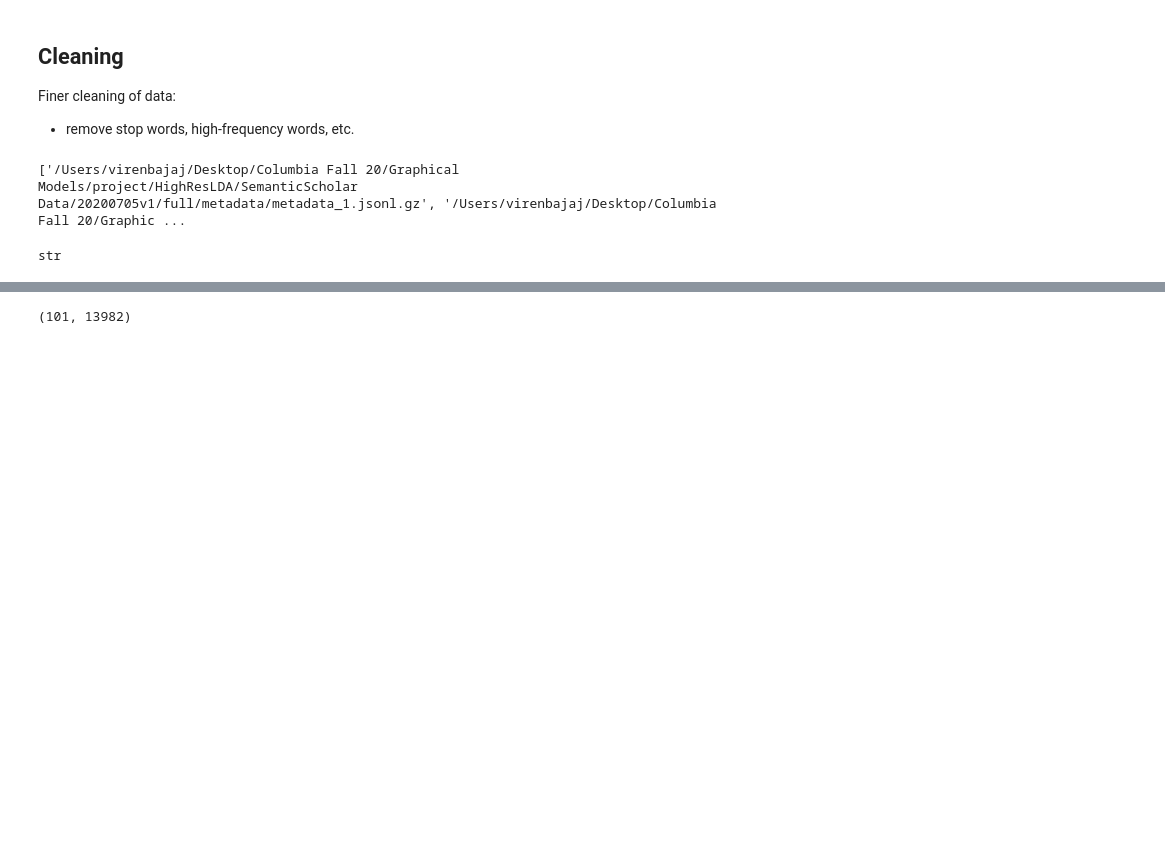
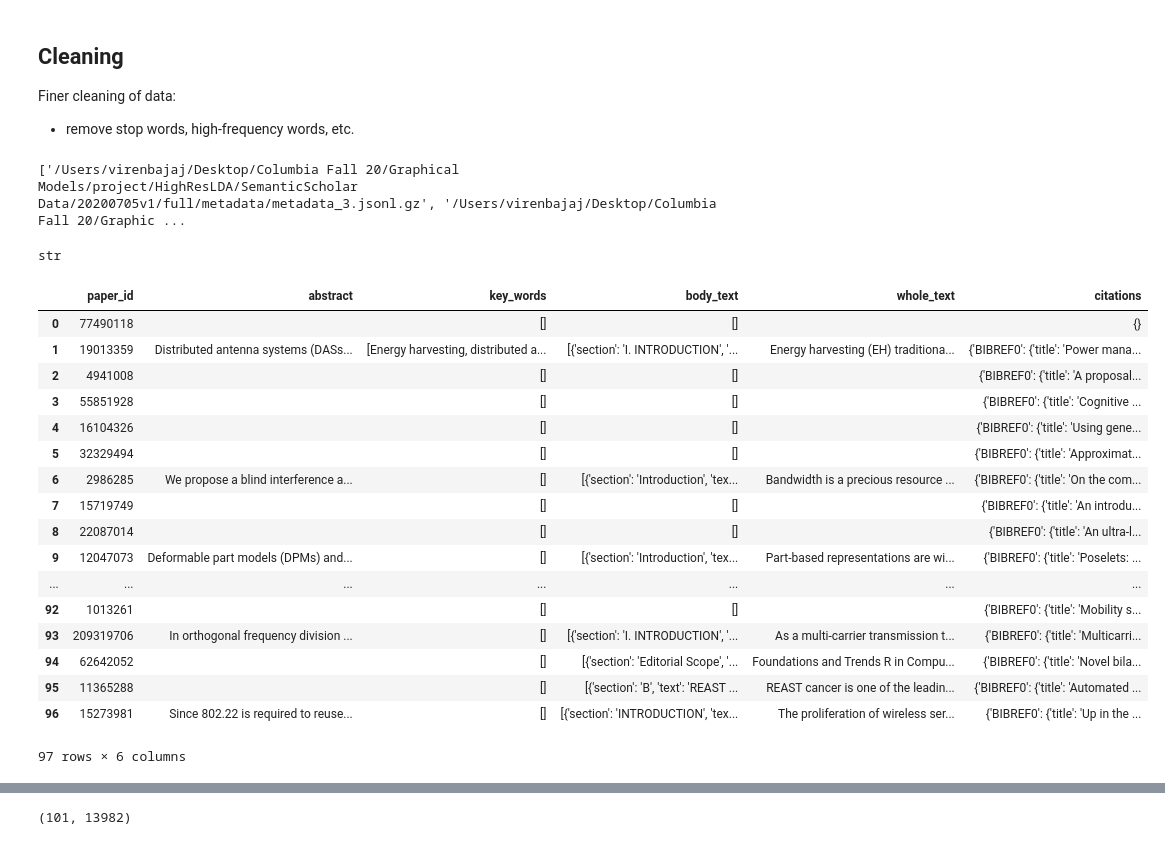
Before and after one commit to markaksen/HighResLDA, a Jupyter notebook: preprocessing.ipynb, the cells around one changed output, grey strips where cells are left out. Saved outputs shown, nothing was run; the diff lists cells and outputs as text; code cells hidden in the pictures; blank space fills up the shorter version.

```diff
--- a/preprocessing.ipynb
+++ b/preprocessing.ipynb
@@ -480,14 +480,17 @@ else:
 
 metadata_dir = full_data_dir + 'metadata/'
 pdf_parses_dir = full_data_dir + 'pdf_parses/'
+# %%
+with open('./all_ref_links.pkl', 'rb') as f:
+    flat_links = pickle.load(f)
 # %%
-files = range(1,99)
+files = range(3,99)
 metadata = [metadata_dir + f'metadata_{i}.jsonl.gz' for i in files]
 pdfs = [pdf_parses_dir + f'pdf_parses_{i}.jsonl.gz' for i in files]
 fields = []
-get_ids = flat_links # from cell that gets links of all refs
+get_ids = set(flat_links) # from cell that gets links of all refs
 print(metadata, pdfs)
 # %% [output]
-['/Users/virenbajaj/Desktop/Columbia Fall 20/Graphical Models/project/HighResLDA/SemanticScholar Data/20200705v1/full/metadata/metadata_1.jsonl.gz', '/Users/virenbajaj/Desktop/Columbia Fall 20/Graphic ...
+['/Users/virenbajaj/Desktop/Columbia Fall 20/Graphical Models/project/HighResLDA/SemanticScholar Data/20200705v1/full/metadata/metadata_3.jsonl.gz', '/Users/virenbajaj/Desktop/Columbia Fall 20/Graphic ...
 # %%
 for batch in zip(metadata,pdfs):
@@ -504,7 +507,28 @@ type(get_ids[0])
 # %% [output]
 str
 # %%
-with open('./processed/meta_df/metadata_0.pkl', 'rb') as f:
+with open('./processed/meta_df/metadata_1.pkl', 'rb') as f:
     meta_df = pickle.load(f)
-with open('./processed/text_df/pdf_parses_0.pkl','rb') as f:
+with open('./processed/text_df/pdf_parses_1.pkl','rb') as f:
     text_df = pickle.load(f)
+# %%
+text_df
+# %% [output]
+|  | paper_id | abstract | key_words | body_text | whole_text | citations |
+| 0 | 77490118 |  | [] | [] |  | {} |
+| 1 | 19013359 | Distributed antenna systems (DASs... | [Energy harvesting, distributed a... | [{'section': 'I. INTRODUCTION', '... | Energy harvesting (EH) traditiona... | {'BIBREF0': {'title': 'Power mana... |
+| 2 | 4941008 |  | [] | [] |  | {'BIBREF0': {'title': 'A proposal... |
+| 3 | 55851928 |  | [] | [] |  | {'BIBREF0': {'title': 'Cognitive ... |
+| 4 | 16104326 |  | [] | [] |  | {'BIBREF0': {'title': 'Using gene... |
+| 5 | 32329494 |  | [] | [] |  | {'BIBREF0': {'title': 'Approximat... |
+| 6 | 2986285 | We propose a blind interference a... | [] | [{'section': 'Introduction', 'tex... | Bandwidth is a precious resource ... | {'BIBREF0': {'title': 'On the com... |
+| 7 | 15719749 |  | [] | [] |  | {'BIBREF0': {'title': 'An introdu... |
+| 8 | 22087014 |  | [] | [] |  | {'BIBREF0': {'title': 'An ultra-l... |
+| 9 | 12047073 | Deformable part models (DPMs) and... | [] | [{'section': 'Introduction', 'tex... | Part-based representations are wi... | {'BIBREF0': {'title': 'Poselets: ... |
+| ... | ... | ... | ... | ... | ... | ... |
+| 92 | 1013261 |  | [] | [] |  | {'BIBREF0': {'title': 'Mobility s... |
+| 93 | 209319706 | In orthogonal frequency division ... | [] | [{'section': 'I. INTRODUCTION', '... | As a multi-carrier transmission t... | {'BIBREF0': {'title': 'Multicarri... |
+| 94 | 62642052 |  | [] | [{'section': 'Editorial Scope', '... | Foundations and Trends R in Compu... | {'BIBREF0': {'title': 'Novel bila... |
+| 95 | 11365288 |  | [] | [{'section': 'B', 'text': 'REAST ... | REAST cancer is one of the leadin... | {'BIBREF0': {'title': 'Automated ... |
+| 96 | 15273981 | Since 802.22 is required to reuse... | [] | [{'section': 'INTRODUCTION', 'tex... | The proliferation of wireless ser... | {'BIBREF0': {'title': 'Up in the ... |
+97 rows × 6 columns
```
Also changed, not shown: parts of 11 cells of this notebook, 1 other file.
